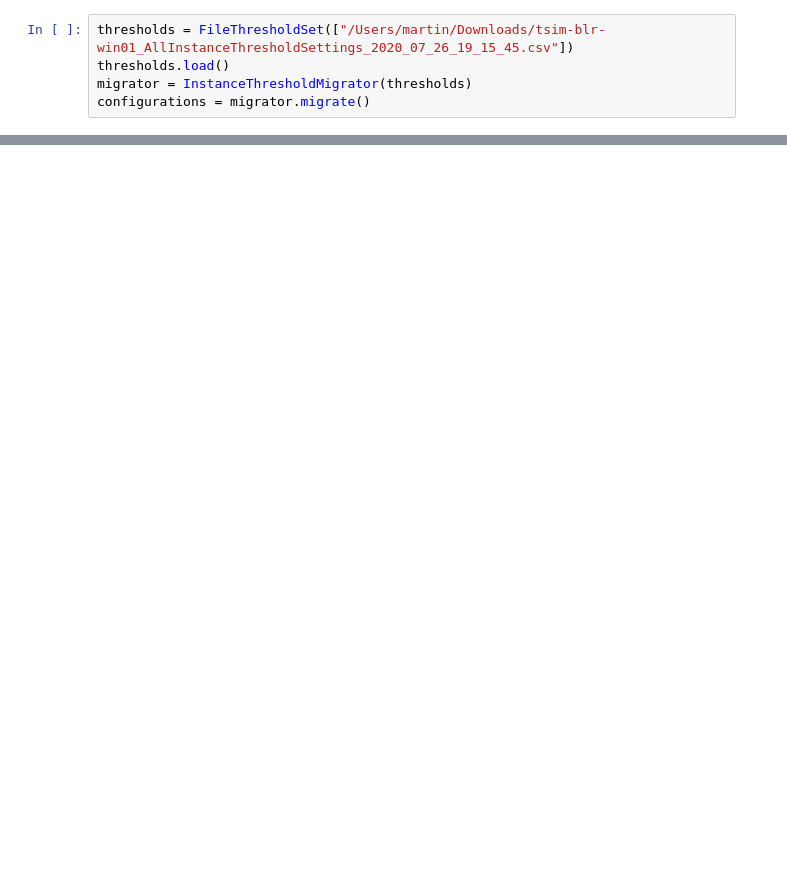
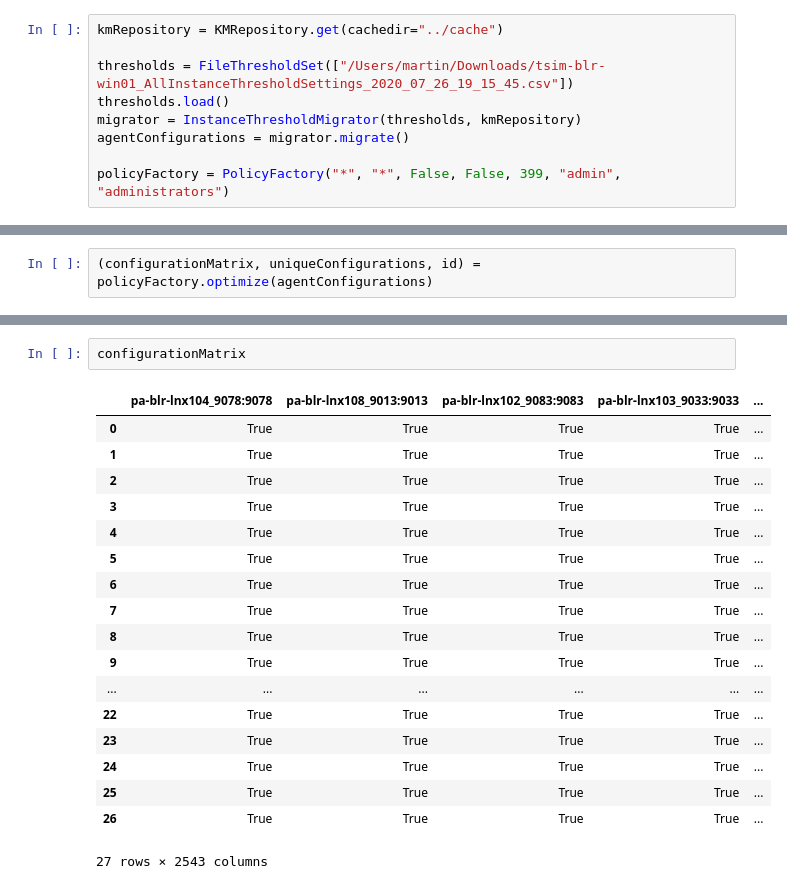
Before and after one commit to martin-tauber/thresholdMigration, a Jupyter notebook: analytics/thresholds.ipynb, the cells around one changed output, grey strips where cells are left out. Drawn from its saved outputs; the diff is of its cells as text; blank space fills up the shorter version.

```diff
--- a/analytics/thresholds.ipynb
+++ b/analytics/thresholds.ipynb
@@ -8,6 +10,10 @@ from lib.thresholds import FileThresholdSet, InstanceThresholdMigrator
 # %%
+kmRepository = KMRepository.get(cachedir="../cache")
+
 thresholds = FileThresholdSet(["/Users/martin/Downloads/tsim-blr-win01_AllInstanceThresholdSettings_2020_07_26_19_15_45.csv"])
 thresholds.load()
-migrator = InstanceThresholdMigrator(thresholds)
-configurations = migrator.migrate()
+migrator = InstanceThresholdMigrator(thresholds, kmRepository)
+agentConfigurations = migrator.migrate()
+
+policyFactory = PolicyFactory("*", "*", False, False, 399, "admin", "administrators")
 # %% [output]
@@ -87,0 +23,2 @@ a
+# %%
+(configurationMatrix, uniqueConfigurations, id) = policyFactory.optimize(agentConfigurations)
@@ -87,0 +33,21 @@ a
+# %%
+configurationMatrix
+# %% [output]
+|  | pa-blr-lnx104_9078:9078 | pa-blr-lnx108_9013:9013 | pa-blr-lnx102_9083:9083 | pa-blr-lnx103_9033:9033 | ... |
+| 0 | True | True | True | True | ... |
+| 1 | True | True | True | True | ... |
+| 2 | True | True | True | True | ... |
+| 3 | True | True | True | True | ... |
+| 4 | True | True | True | True | ... |
+| 5 | True | True | True | True | ... |
+| 6 | True | True | True | True | ... |
+| 7 | True | True | True | True | ... |
+| 8 | True | True | True | True | ... |
+| 9 | True | True | True | True | ... |
+| ... | ... | ... | ... | ... | ... |
+| 22 | True | True | True | True | ... |
+| 23 | True | True | True | True | ... |
+| 24 | True | True | True | True | ... |
+| 25 | True | True | True | True | ... |
+| 26 | True | True | True | True | ... |
+27 rows × 2543 columns
```
Also changed, not shown: parts of 13 cells of this notebook, 6 other files.
